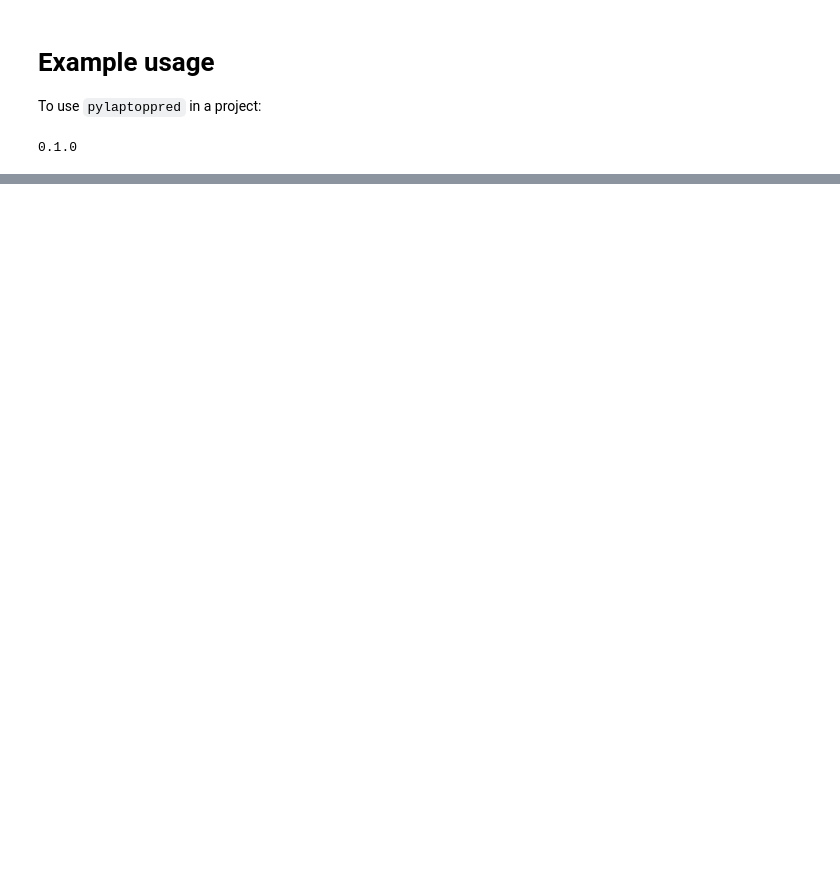
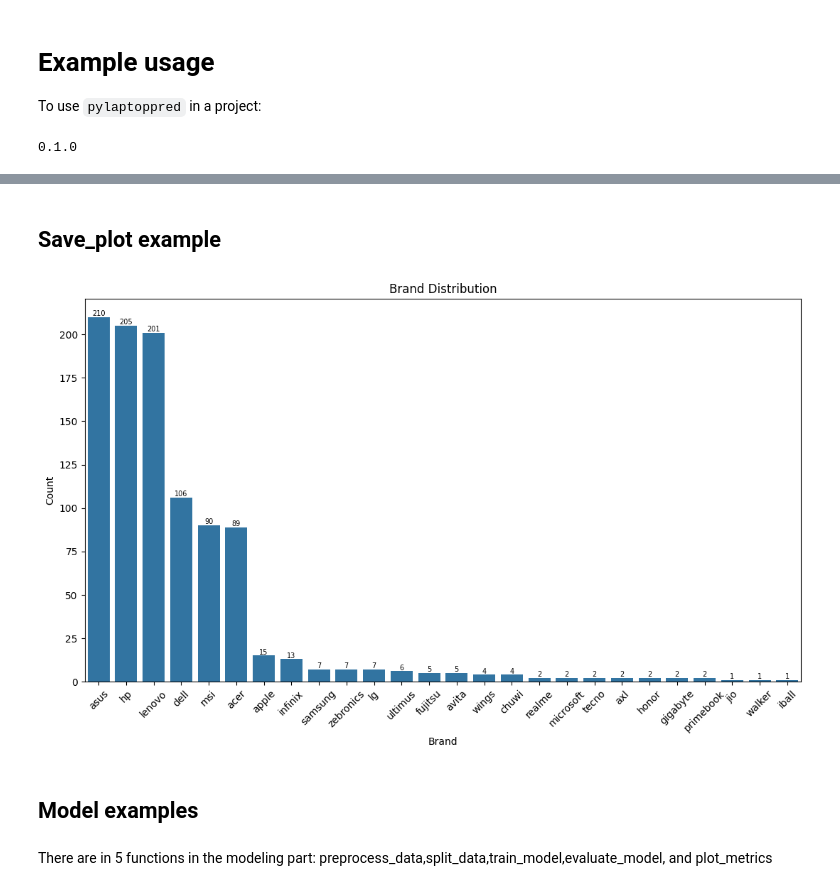
Before and after one commit to DSCI-310-2024/DataPrepLogRegPlot, a Jupyter notebook: docs/example.ipynb, the cells around one changed output, grey strips where cells are left out. Cells and saved outputs as stored; diff of their text form; code cells hidden in the pictures; blank space fills up the shorter version.

```diff
--- a/docs/example.ipynb
+++ b/docs/example.ipynb
@@ -18,0 +72,23 @@ from pylaptoppred.save_plot import save_plot
+# %% [markdown]
+## Save_plot example
+# %%
+# Make sure the path to the data file is correct
+df = pd.read_csv('DATA/laptops.csv')
+# %%
+# Creating a bar plot for brand distribution
+categorical = df.select_dtypes(include=['object'])
+plt.figure(figsize=(13,7))
+brand_counts = categorical['brand'].value_counts()
+axis = sns.barplot(x=brand_counts.index, y=brand_counts.values)
+axis.bar_label(axis.containers[0], fontsize=7)
+plt.xlabel('Brand')
+plt.ylabel('Count')
+plt.title('Brand Distribution')
+plt.xticks(rotation=45)
+
+# Save the plot
+directory = os.getcwd()  # Using current working directory for saving
+plt_obj = plt.gcf()
+save_plot(plt_obj, 'test_plt.png', directory)
+# %% [output]
+[figure, added]
@@ -18,0 +113,4 @@ from pylaptoppred.save_plot import save_plot
+# %% [markdown]
+## Model examples
+# %% [markdown]
+ There are in 5 functions in the modeling part: preprocess_data,split_data,train_model,evaluate_model, and plot_metrics
```
Also changed, not shown: parts of 12 cells of this notebook.
